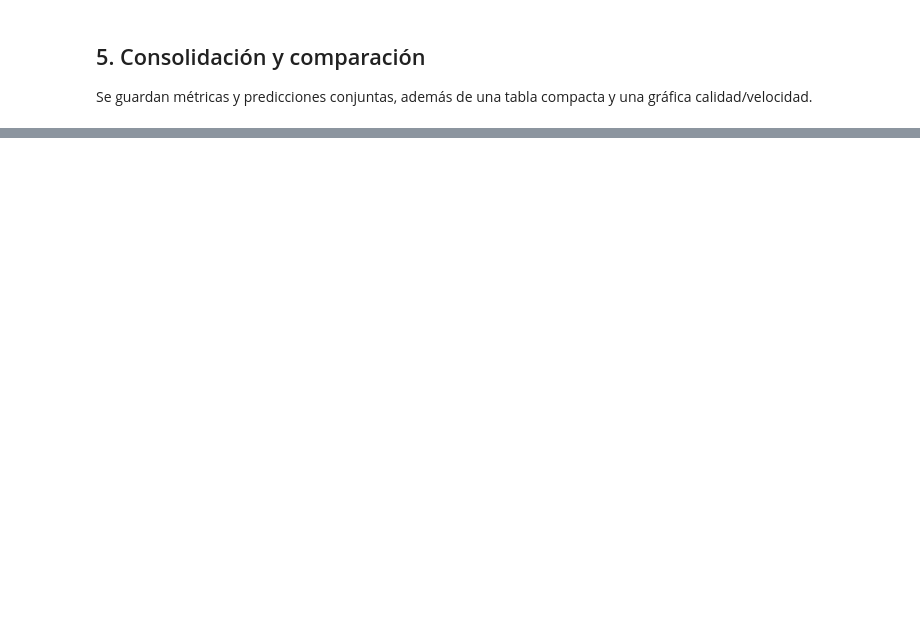
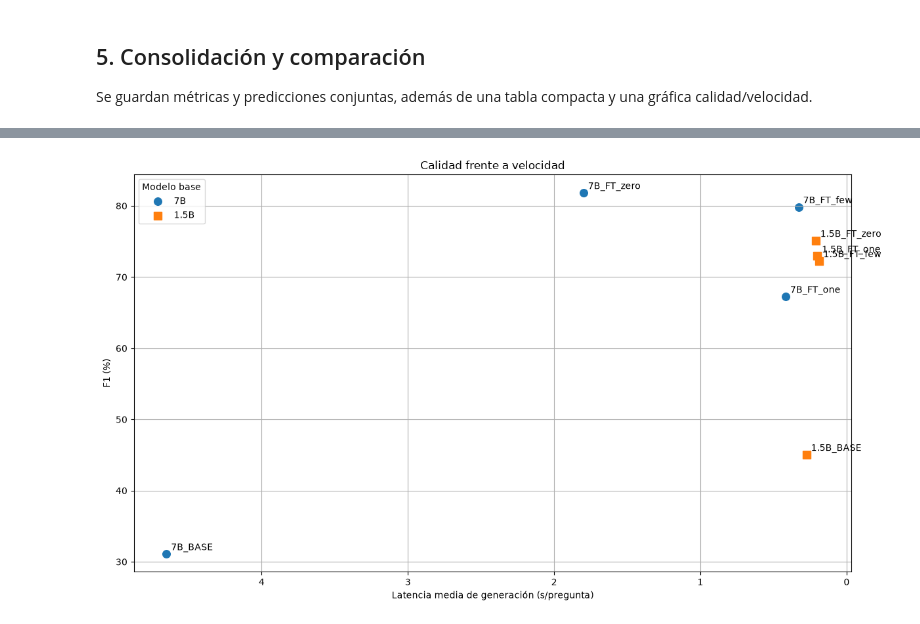
Before and after one commit to Chechu13/Practica_PLN_II, a Jupyter notebook: notebooks/comparacion_qwen_7b_vs_15b_base_lora.ipynb, the cells around one changed output, grey strips where cells are left out. Saved outputs shown, nothing was run; the diff lists cells and outputs as text; code cells hidden in the pictures; blank space fills up the shorter version.

```diff
--- a/notebooks/comparacion_qwen_7b_vs_15b_base_lora.ipynb
+++ b/notebooks/comparacion_qwen_7b_vs_15b_base_lora.ipynb
@@ -430,0 +760,42 @@ else:
+# %%
+import matplotlib.pyplot as plt
+
+plot_df = summary_df.dropna(
+    subset=["F1_percent", "generation_mean_seconds"]
+).copy()
+
+if not plot_df.empty:
+    plt.figure(figsize=(12, 7))
+
+    for family, marker in [("7B", "o"), ("1.5B", "s")]:
+        subset = plot_df[plot_df["family"] == family]
+        if subset.empty:
+            continue
+
+        plt.scatter(
+            subset["generation_mean_seconds"],
+            subset["F1_percent"],
+            marker=marker,
+            label=family,
+            s=70,
+        )
+
+        for _, row in subset.iterrows():
+            plt.annotate(
+                row["variant"],
+                (row["generation_mean_seconds"], row["F1_percent"]),
+                xytext=(5, 4),
+                textcoords="offset points",
+            )
+
+    plt.xlabel("Latencia media de generación (s/pregunta)")
+    plt.ylabel("F1 (%)")
+    plt.title("Calidad frente a velocidad")
+    plt.grid(True)
+    plt.legend(title="Modelo base")
+    plt.tight_layout()
+
+    plt.gca().invert_xaxis()
+    plt.show()
+# %% [output]
+[figure, added]
```
Also changed, not shown: parts of 10 cells of this notebook, 12 other files.
